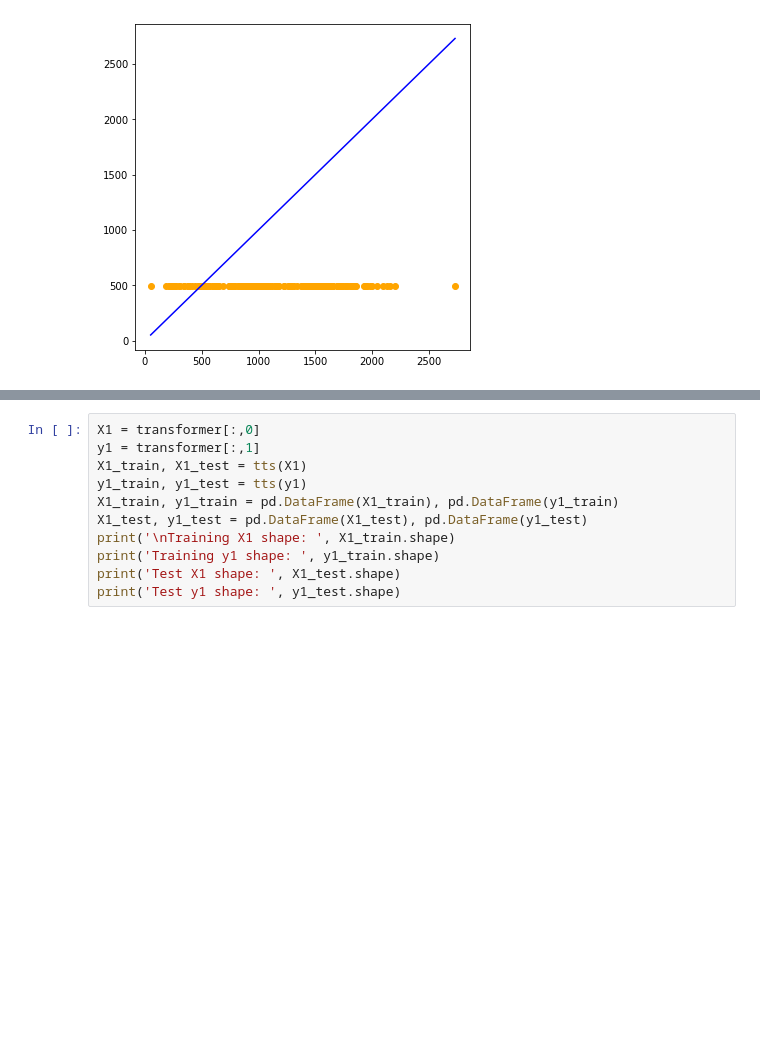
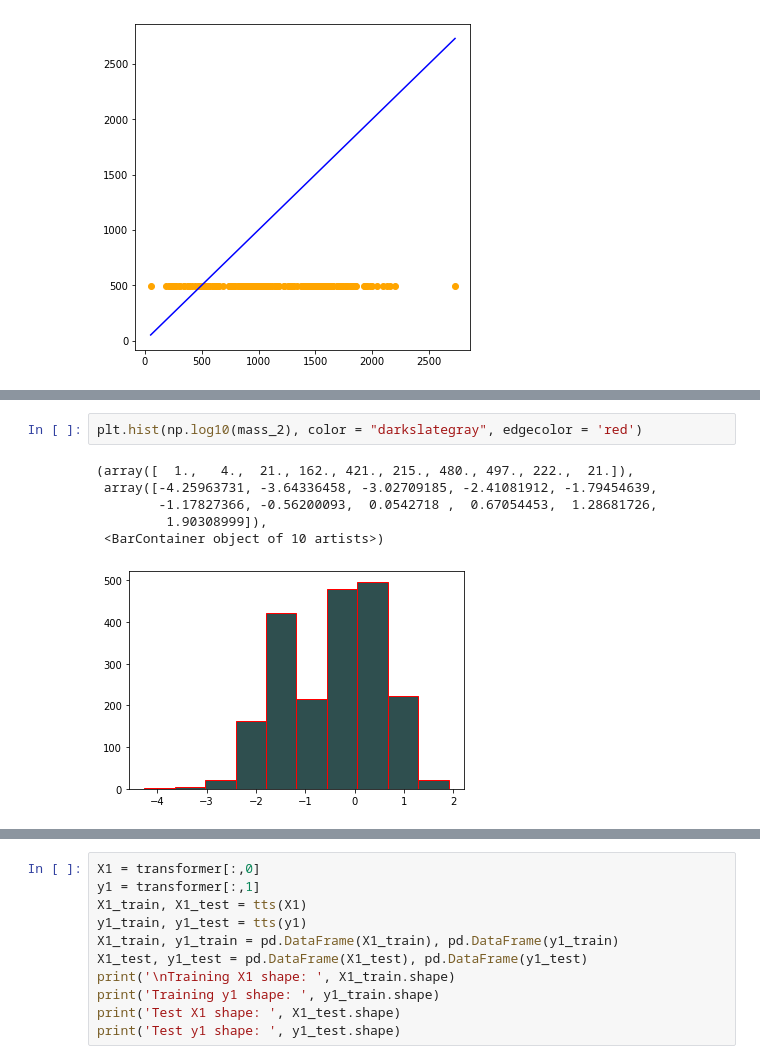
Before and after one commit to jbravo87/blog-projects, a Jupyter notebook: exoplanet_data_notebook.ipynb, the cells around one changed output, grey strips where cells are left out. Cells and saved outputs as stored; diff of their text form; blank space fills up the shorter version.

```diff
--- a/exoplanet_data_notebook.ipynb
+++ b/exoplanet_data_notebook.ipynb
@@ -942,0 +1026,9 @@ results_2
+# %%
+plt.hist(np.log10(mass_2), color = "darkslategray", edgecolor = 'red')
+# %% [output]
+(array([  1.,   4.,  21., 162., 421., 215., 480., 497., 222.,  21.]),
+ array([-4.25963731, -3.64336458, -3.02709185, -2.41081912, -1.79454639,
+        -1.17827366, -0.56200093,  0.0542718 ,  0.67054453,  1.28681726,
+         1.90308999]),
+ <BarContainer object of 10 artists>)
+[figure, added]
```
Also changed, not shown: parts of 31 cells of this notebook.
